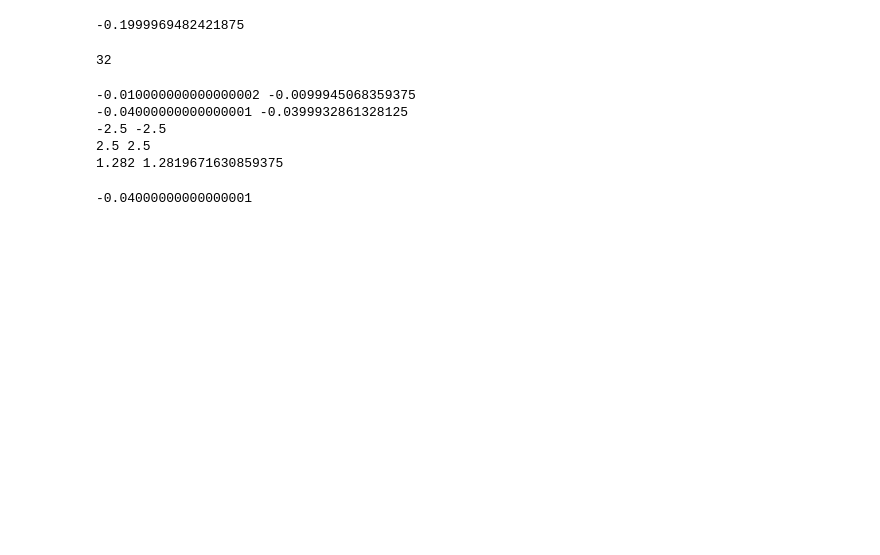
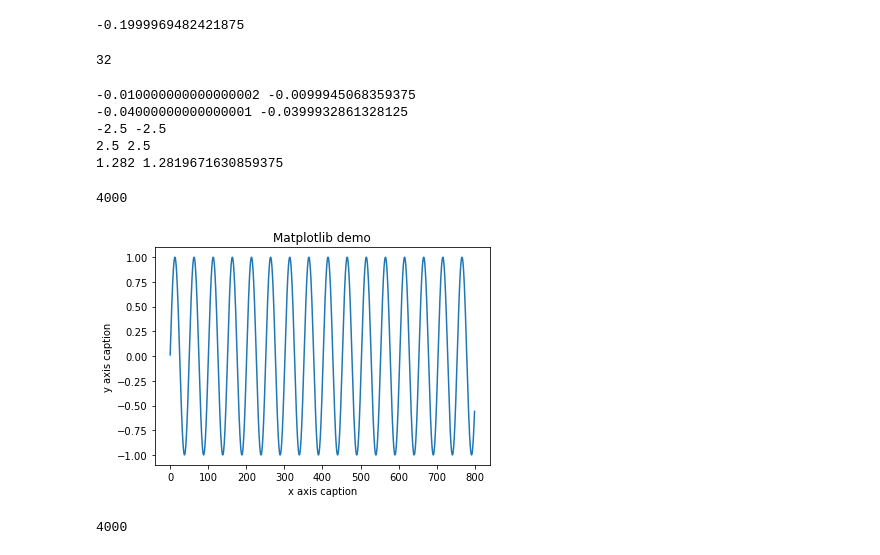
Before and after one commit to TallerAnalogico/IIR_Verilog, a Jupyter notebook: Tools/Simple_memory_generator.ipynb, the cells around one changed output. Drawn from its saved outputs; the diff is of its cells as text; code cells hidden in the pictures; blank space fills up the shorter version.

```diff
--- a/Tools/Simple_memory_generator.ipynb
+++ b/Tools/Simple_memory_generator.ipynb
@@ -158,7 +181,20 @@ print(-5*-0.2564,r5)
 -2.5 -2.5
 2.5 2.5
 1.282 1.2819671630859375
-# %%
-0.2*-0.2
-# %% [output]
--0.04000000000000001
+# %%
+genSamples("generado_1k.txt",1e3,100e-3)
+# %% [output]
+4000
+# %%
+x,y=readMem("respuesta 1k.txt",5)
+plt.title("Matplotlib demo")
+plt.xlabel("x axis caption")
+plt.ylabel("y axis caption")
+plt.plot(x,y)
+plt.show()
+# %% [output]
+[figure, added]
+# %%
+genSamples("generado_500.txt",500,100e-3)
+# %% [output]
+4000
```
Also changed, not shown: parts of 10 cells of this notebook, 22 other files.
